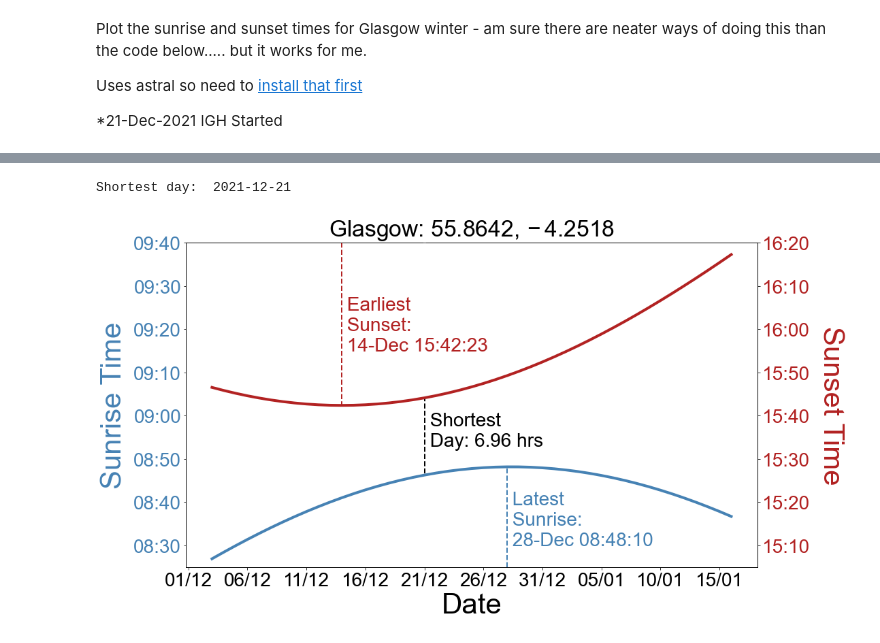
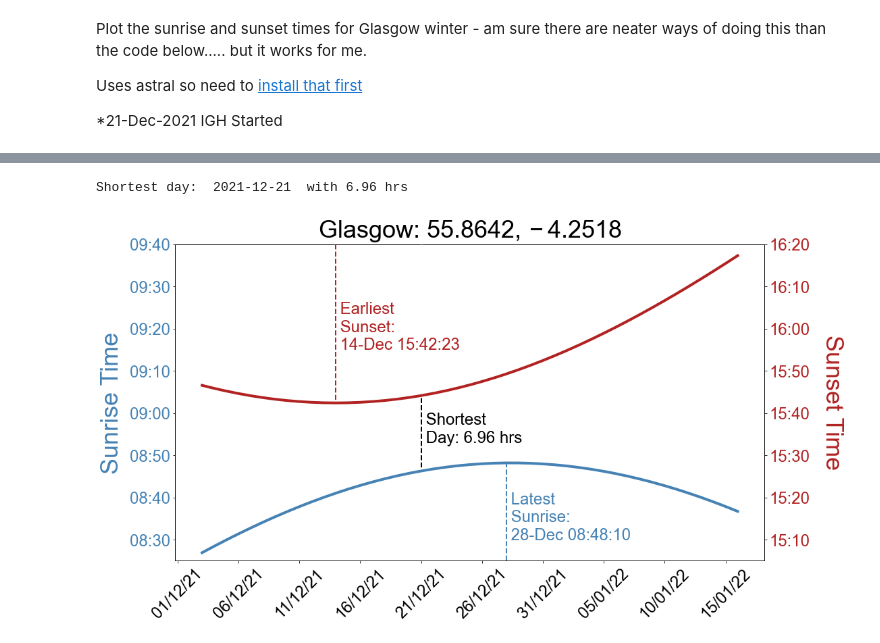
Before and after one commit to ianan/sunrise_set, a Jupyter notebook: sunrise_set.ipynb, the cells around one changed output, grey strips where cells are left out. Saved outputs shown, nothing was run; the diff lists cells and outputs as text; code cells hidden in the pictures.

```diff
--- a/sunrise_set.ipynb
+++ b/sunrise_set.ipynb
@@ -106,23 +106,25 @@ dylght=[ss[i]-sr[i] for i in range(len(dates))]
 dylght_hnum=[dd.seconds/3600. for dd in dylght]
 # Day with shortest daylight
 iddymin=np.where(dylght_hnum == np.amin(dylght_hnum))[0][0]
-print('Shortest day: ',dates[iddymin])
+print('Shortest day: ',dates[iddymin],' with {0:.2f} hrs'.format(dylght_hnum[iddymin]))
 # %% [output]
-Shortest day:  2021-12-21
+Shortest day:  2021-12-21  with 6.96 hrs
 # %%
 # Now plot them together with different y-axes for sunrise and sunset times
 
-plt.rcParams.update({'font.size': 28,'font.family':"sans-serif",\
+plt.rcParams.update({'font.size': 24,'font.family':"sans-serif",\
                          'font.sans-serif':"Arial",'mathtext.default':"regular"})
 srcl='steelblue'
 sscl='firebrick'
+fsztit=36
 
 fig,ax = plt.subplots(figsize=(16,9))
 fig.patch.set_facecolor('#FFFFFF')
-ax.set_xlabel('Date',fontsize=42)
-ax.xaxis.set_major_formatter(DateFormatter('%d/%m'))
+# ax.set_xlabel('Date',fontsize=fsztit)
+plt.xticks(rotation=45)
+ax.xaxis.set_major_formatter(DateFormatter('%d/%m/%y'))
 ax.xaxis.set_major_locator(DayLocator(interval=5))
-ax.set_ylabel('Sunrise Time',color=srcl,fontsize=42,labelpad=10)
+ax.set_ylabel('Sunrise Time',color=srcl,fontsize=fsztit,labelpad=10)
 ax.tick_params(axis='y',labelcolor=srcl)
 ax.yaxis.set_major_locator(MinuteLocator(interval=10))
 ax.yaxis.set_major_formatter(DateFormatter('%H:%M'))
@@ -130,33 +132,33 @@ axyr=[datetime.datetime(2021, 12, 1,8,25,0),datetime.datetime(2021, 12, 1,9,40,0
 ax.set_ylim(axyr)
 ax.plot([dates[idsrmax],dates[idsrmax]],[axyr[0],sr[idsrmax]],color=srcl,lw=2,ls='--')
 ax.text(dates[idsrmax],datetime.datetime(2021, 12, 1,8,30,0),\
         " Latest \n Sunrise: \n "+dates[idsrmax].strftime("%d-%b")+' '+sr[idsrmax].strftime("%H:%M:%S"),color=srcl)
 ax.plot([dates[iddymin],dates[iddymin]],[axyr[0],axyr[1]],color='k',lw=2,ls='--')
 ax.plot([dates[iddymin],dates[iddymin]],[axyr[0],sr[iddymin]],color='w',lw=4)
 ax.plot(dates, sr,color=srcl,lw=4)
 
 
 
 ax2=ax.twinx()
-ax2.set_ylabel('Sunset Time',color=sscl,fontsize=42,labelpad=50,rotation=-90)
+ax2.set_ylabel('Sunset Time',color=sscl,fontsize=fsztit,labelpad=50,rotation=-90)
 ax2.tick_params(axis='y',labelcolor=sscl)
 ax2.yaxis.set_major_locator(MinuteLocator(interval=10))
 ax2.yaxis.set_major_formatter(DateFormatter('%H:%M'))
 ax2yr=[datetime.datetime(2021, 12, 1,15,5,0),datetime.datetime(2021, 12, 1,16,20,0)]
 ax2.set_ylim(ax2yr)
 ax2.plot([dates[idssmin],dates[idssmin]],[ax2yr[1],ss[idssmin]],color=sscl,lw=2,ls='--')
 ax2.text(dates[idssmin],datetime.datetime(2021, 12, 1,15,55,0),\
          " Earliest \n Sunset: \n "+dates[idssmin].strftime("%d-%b")+' '+ss[idssmin].strftime("%H:%M:%S"),color=sscl)
 ax2.text(dates[iddymin],datetime.datetime(2021, 12, 1,15,33,0),\
          " Shortest \n Day: {0:.2f} hrs".format(dylght_hnum[iddymin]),color='k',rotation=0)
 
 ax2.plot([dates[iddymin],dates[iddymin]],[ss[iddymin],ax2yr[1]],color='w',lw=4)
 ax2.plot(dates, ss,color=sscl,lw=4)
 
 
-plt.title("Glasgow: $55.8642, -4.2518$",pad=10)
+plt.title("Glasgow: $55.8642, -4.2518$",pad=10,fontsize=fsztit)
 fig.tight_layout()
 plt.savefig("gla_sunrise_set.png")
 plt.show()
 # %% [output]
-[figure, old version]
+[figure, new version]
```
Also changed, not shown: parts of 3 cells of this notebook, 1 other file.
